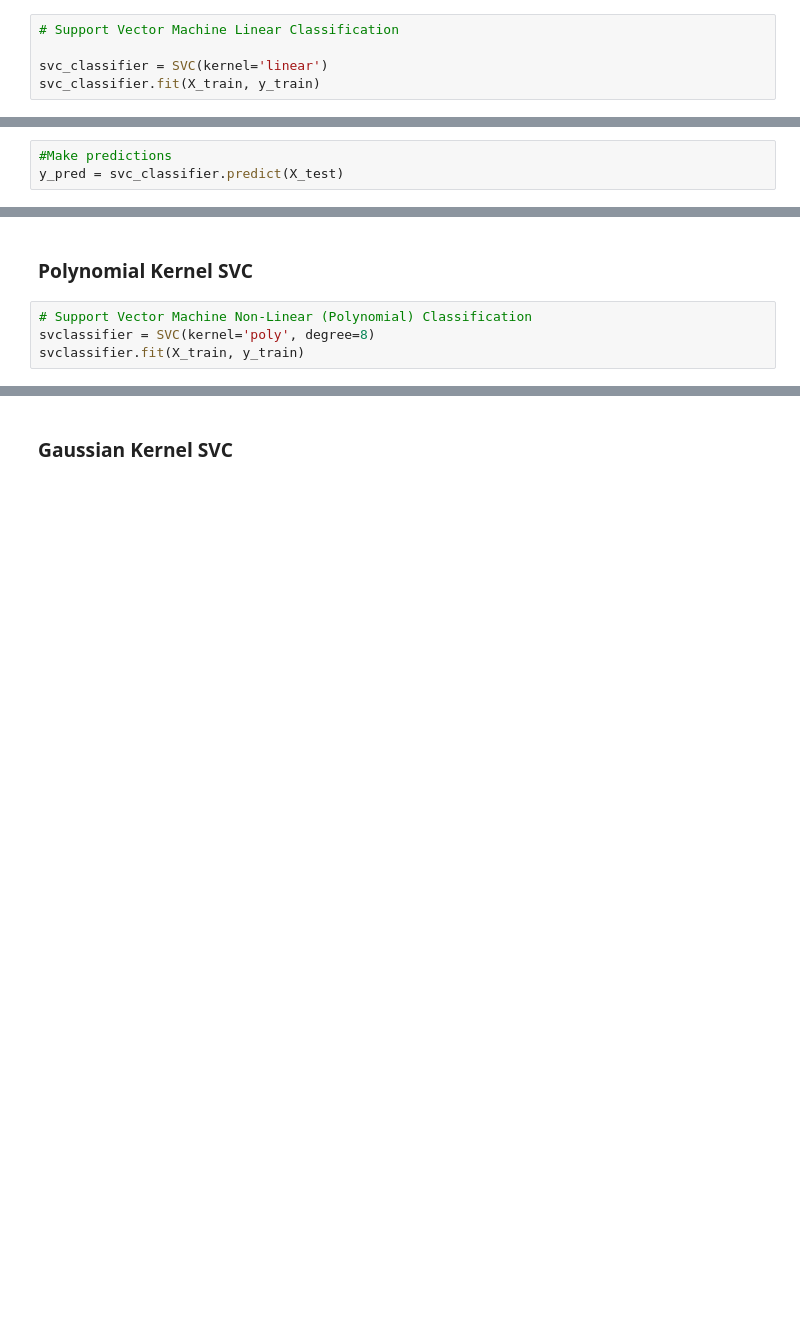
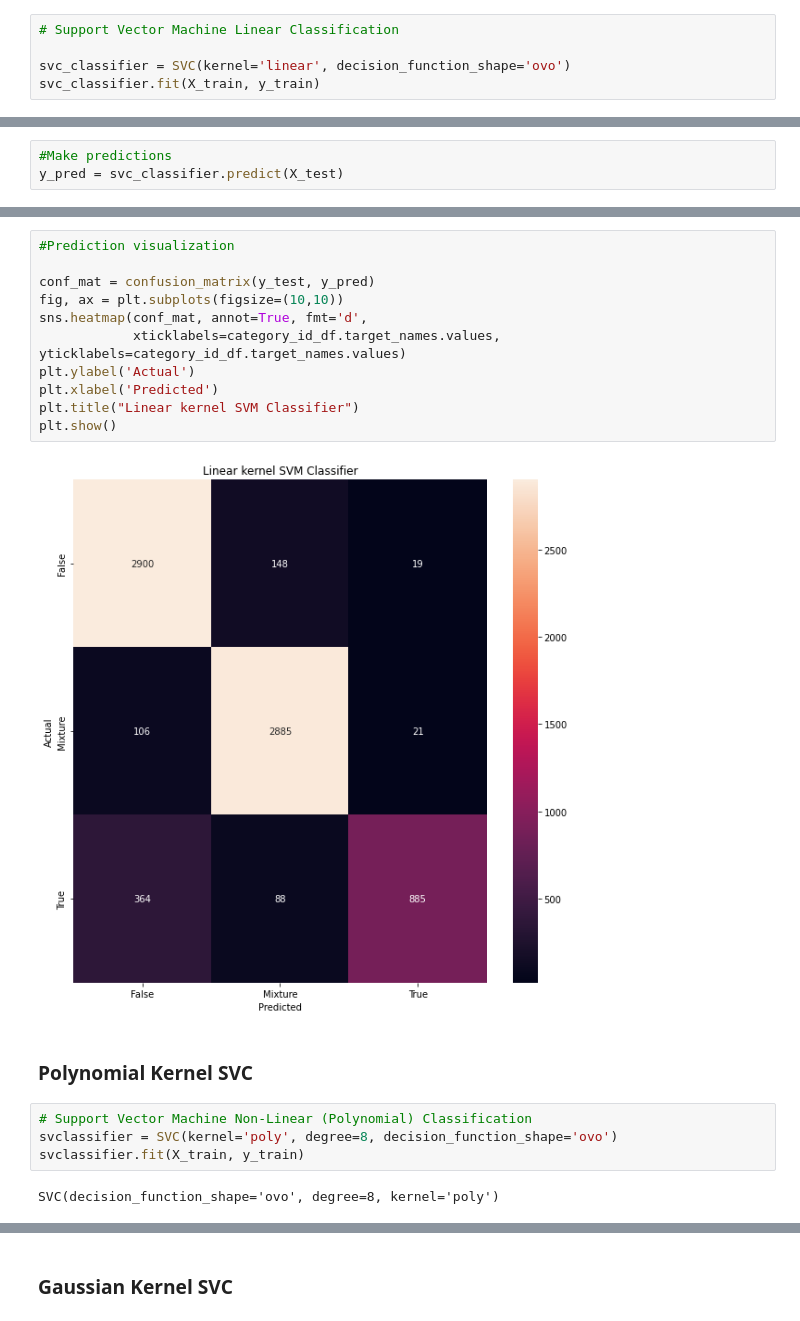
Before and after one commit to EnsiyehRaoufi/Claims-Knowledge-Graph, a Jupyter notebook: ClaimsKG.ipynb, the cells around one changed output, grey strips where cells are left out. Drawn from its saved outputs; the diff is of its cells as text; blank space fills up the shorter version.

```diff
--- a/ClaimsKG.ipynb
+++ b/ClaimsKG.ipynb
@@ -1123,5 +1137,5 @@ plt.show()
 # %%
 # Support Vector Machine Linear Classification
 
-svc_classifier = SVC(kernel='linear')
+svc_classifier = SVC(kernel='linear', decision_function_shape='ovo')
 svc_classifier.fit(X_train, y_train)
@@ -1152,9 +1168,24 @@ weighted avg       0.58      0.60      0.58      7416
+# %%
+#Prediction visualization
+
+conf_mat = confusion_matrix(y_test, y_pred)
+fig, ax = plt.subplots(figsize=(10,10))
+sns.heatmap(conf_mat, annot=True, fmt='d',
+            xticklabels=category_id_df.target_names.values, yticklabels=category_id_df.target_names.values)
+plt.ylabel('Actual')
+plt.xlabel('Predicted')
+plt.title("Linear kernel SVM Classifier")
+plt.show()
+# %% [output]
+[figure, added]
 # %% [markdown]
 ### Polynomial Kernel SVC
 # %%
 # Support Vector Machine Non-Linear (Polynomial) Classification
-svclassifier = SVC(kernel='poly', degree=8)
+svclassifier = SVC(kernel='poly', degree=8, decision_function_shape='ovo')
 svclassifier.fit(X_train, y_train)
+# %% [output]
+SVC(decision_function_shape='ovo', degree=8, kernel='poly')
 # %%
 #Prediction and Evaluation
 y_pred = svclassifier.predict(X_test)
```
Also changed, not shown: parts of 33 cells of this notebook.
